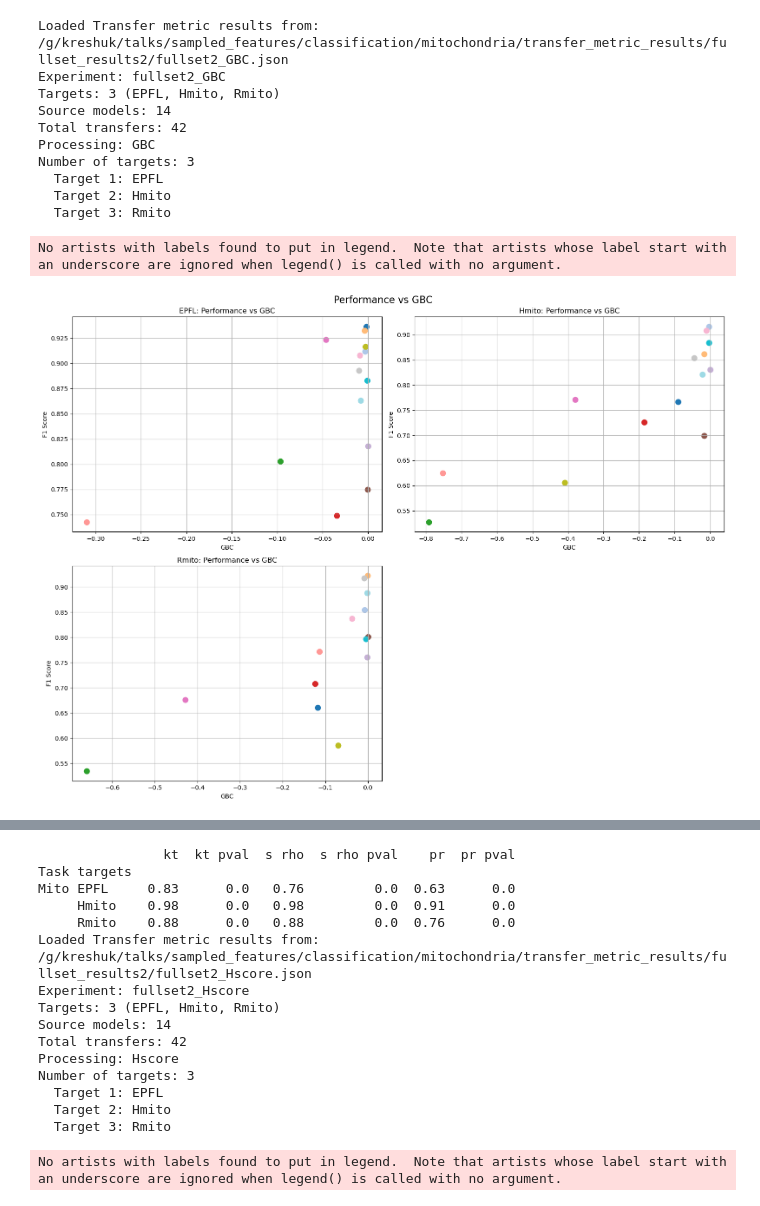
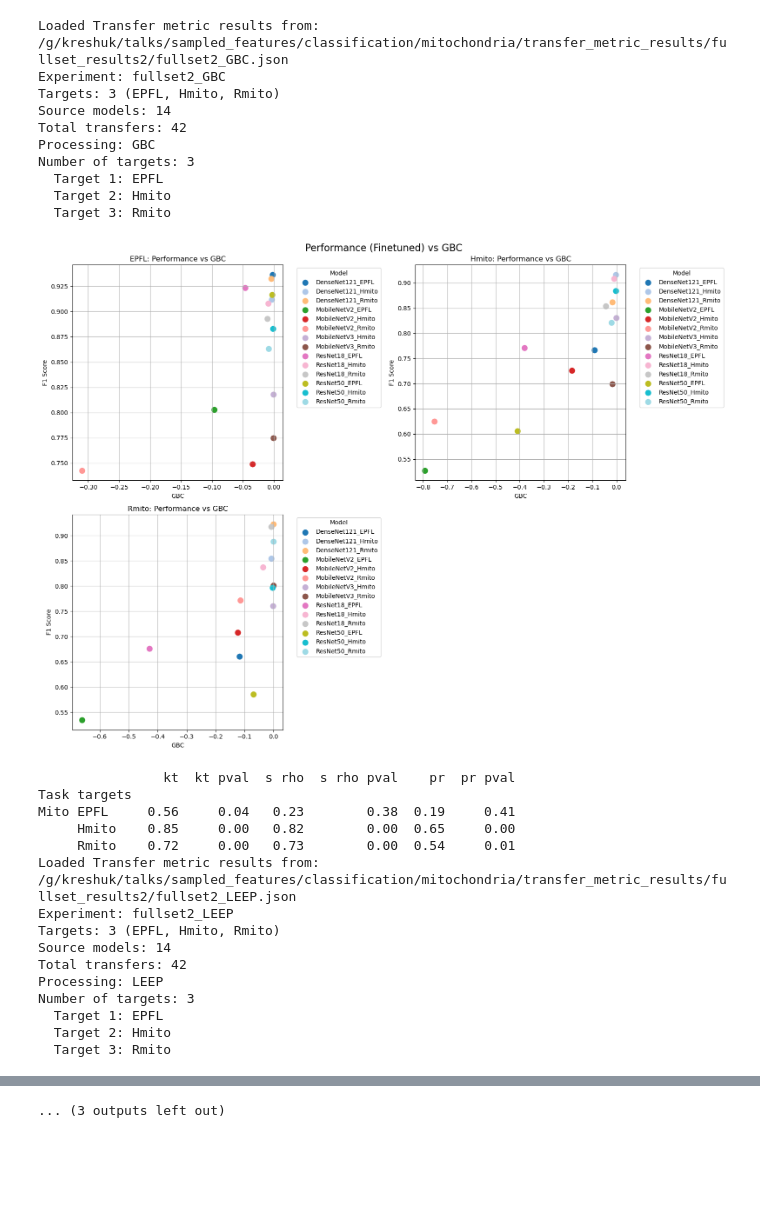
Before and after one commit to kreshuklab/model_ranking, a Jupyter notebook: notebooks/model_selection/transfer_metrics/classification/transfer_metrics_vs_F1_classification.ipynb, the cells around one changed output, grey strips where cells are left out. Cells and saved outputs as stored; diff of their text form; code cells hidden in the pictures; blank space fills up the shorter version.

```diff
--- a/notebooks/model_selection/transfer_metrics/classification/transfer_metrics_vs_F1_classification.ipynb
+++ b/notebooks/model_selection/transfer_metrics/classification/transfer_metrics_vs_F1_classification.ipynb
@@ -14,33 +14,48 @@ base_path = Path("/g/kreshuk/talks/sampled_features/classification/mitochondria/
 transfer_metrics = ["GBC", "LEEP", "Gaussian_LEEP", "Hscore", "Regularized_Hscore", "NCTI", "LogME"]
 
 for transfer_metric in transfer_metrics:
     path = base_path / f"fullset2_{transfer_metric}.json"
     results = load_transfer_metric_results(path)
     targets = results['metadata']['targets']
     transfer_scores = results['transfer_scores']
     performance_scores = results['performance_scores']
     plot_performance_vs_transfer_metric_multi_target(
         transfer_scores=transfer_scores,
         performance_scores=performance_scores,
-        transfer_metric=transfer_metric
+        transfer_metric=transfer_metric,
+        finetuned=True,
     )
     KT_scores, SP_scores, PE_scores = to_target_transfer_correlations(
         targets=targets,
         transfer_metric_per_target=transfer_scores,
         performance_per_target=performance_scores,
     )
     correlation_df = correlation_table(KT_scores, SP_scores, PE_scores, targets=targets)
     print(correlation_df)
 # %% [output]
 Loaded Transfer metric results from: /g/kreshuk/talks/sampled_features/classification/mitochondria/transfer_metric_results/fullset_results2/fullset2_GBC.json
 Experiment: fullset2_GBC
 Targets: 3 (EPFL, Hmito, Rmito)
 Source models: 14
 Total transfers: 42
 Processing: GBC
 Number of targets: 3
   Target 1: EPFL
   Target 2: Hmito
   Target 3: Rmito
+[figure, new version]
-No artists with labels found to put in legend.  Note that artists whose label start with an underscore are ignored when legend() is called with no argument.
+                kt  kt pval  s rho  s rho pval    pr  pr pval
+Task targets
+Mito EPFL     0.56     0.04   0.23        0.38  0.19     0.41
+     Hmito    0.85     0.00   0.82        0.00  0.65     0.00
+     Rmito    0.72     0.00   0.73        0.00  0.54     0.01
+Loaded Transfer metric results from: /g/kreshuk/talks/sampled_features/classification/mitochondria/transfer_metric_results/fullset_results2/fullset2_LEEP.json
+Experiment: fullset2_LEEP
+Targets: 3 (EPFL, Hmito, Rmito)
+Source models: 14
+Total transfers: 42
+Processing: LEEP
+Number of targets: 3
+  Target 1: EPFL
+  Target 2: Hmito
+  Target 3: Rmito
-[figure, old version]
@@ -81,16 +127 @@ No artists with labels found to put in legend.  Note that artists whose label st
-                kt  kt pval  s rho  s rho pval    pr  pr pval
-Task targets
-Mito EPFL     0.83      0.0   0.76         0.0  0.63      0.0
-     Hmito    0.98      0.0   0.98         0.0  0.91      0.0
-     Rmito    0.88      0.0   0.88         0.0  0.76      0.0
-Loaded Transfer metric results from: /g/kreshuk/talks/sampled_features/classification/mitochondria/transfer_metric_results/fullset_results2/fullset2_Hscore.json
-Experiment: fullset2_Hscore
-Targets: 3 (EPFL, Hmito, Rmito)
-Source models: 14
-Total transfers: 42
-Processing: Hscore
-Number of targets: 3
-  Target 1: EPFL
-  Target 2: Hmito
-  Target 3: Rmito
+... (3 outputs left out)
-No artists with labels found to put in legend.  Note that artists whose label start with an underscore are ignored when legend() is called with no argument.
```
Also changed, not shown: parts of 2 cells of this notebook, 14 other files.
